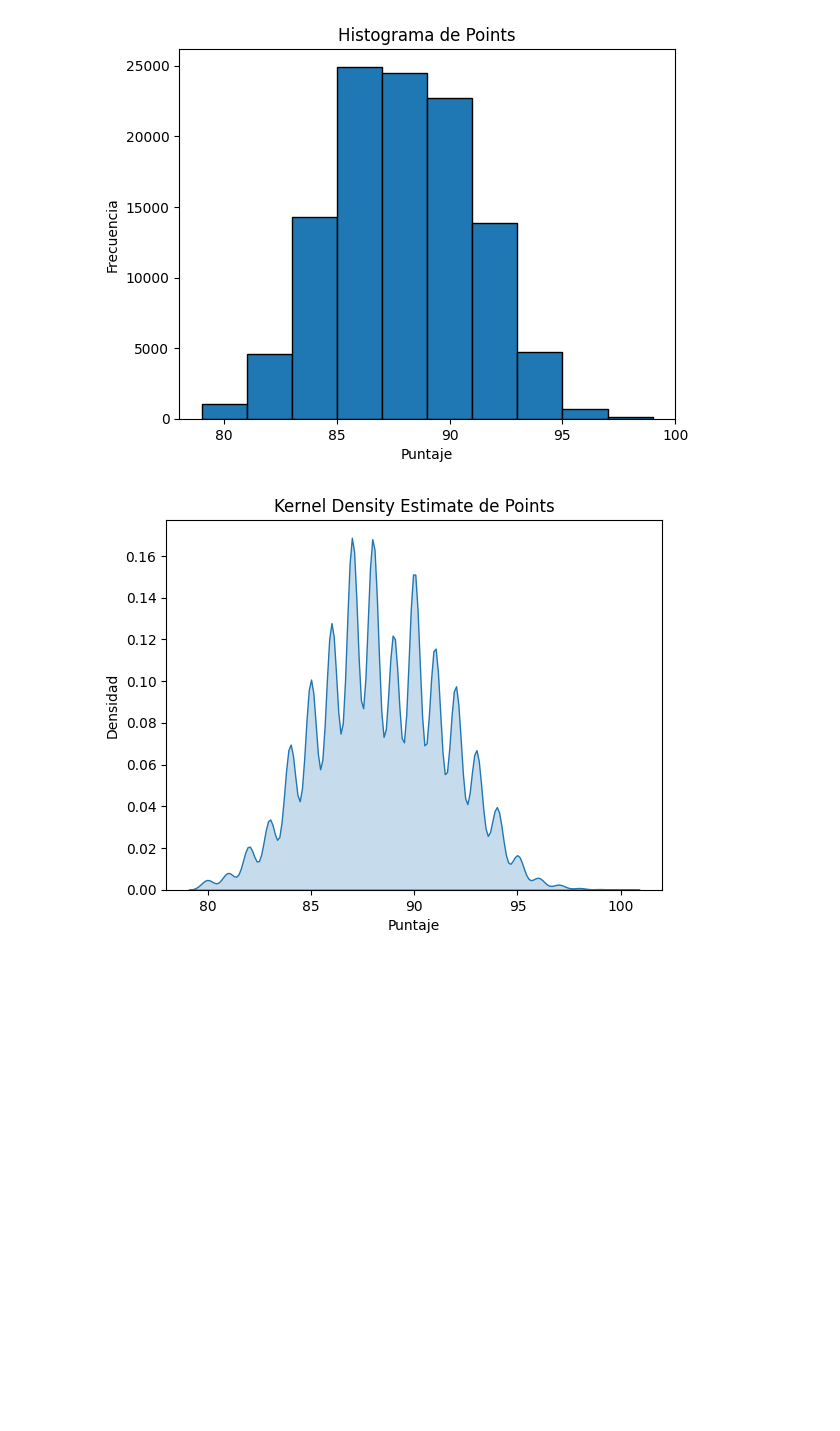
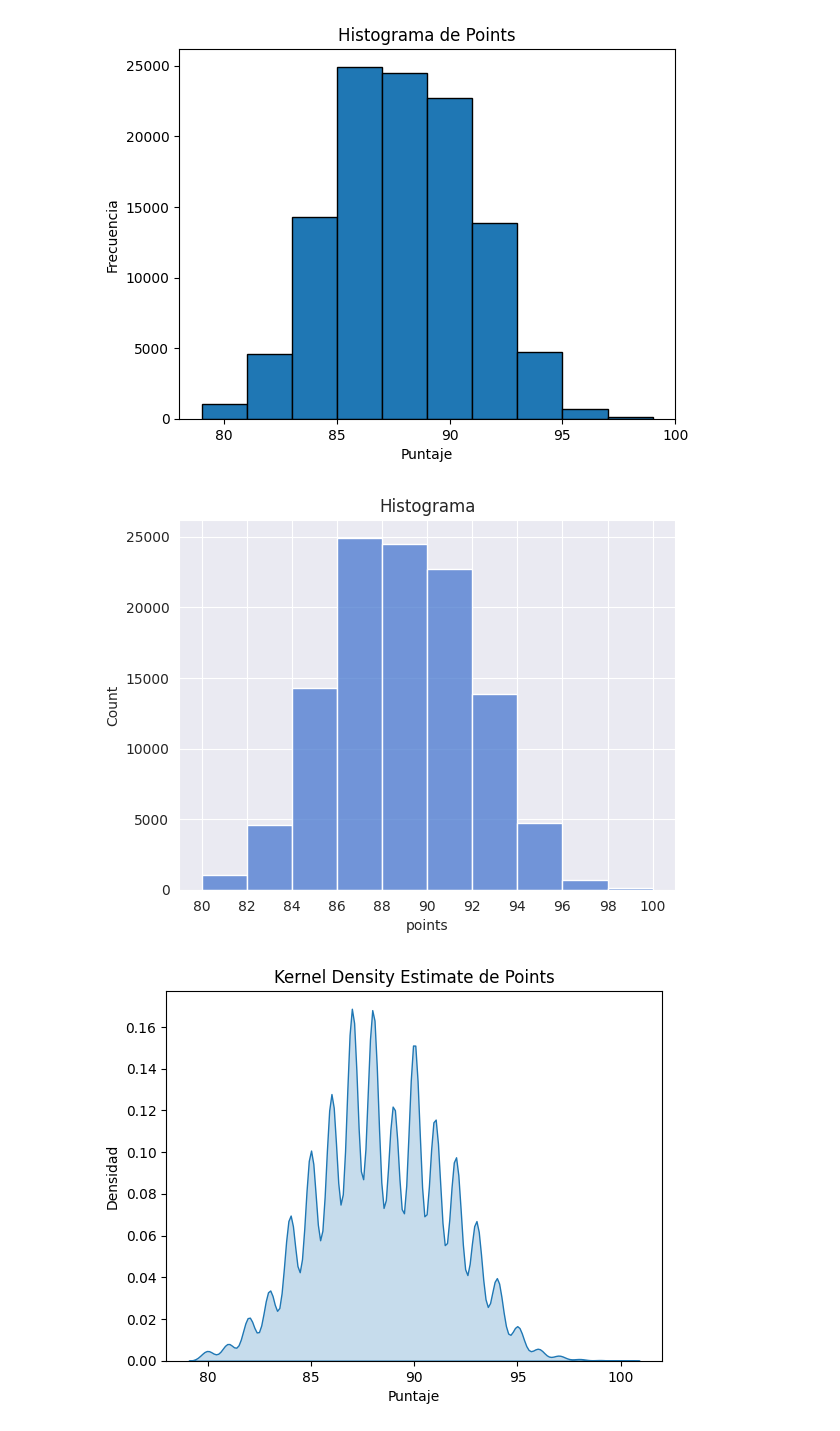
Before and after one commit to GustavMartinez/eda_python, a Jupyter notebook: 002_wine_products/step_2_eda.ipynb, the cells around one changed output. Saved outputs shown, nothing was run; the diff lists cells and outputs as text; code cells hidden in the pictures; blank space fills up the shorter version.

Commit message:
configuracion del histograma

```diff
--- a/002_wine_products/step_2_eda.ipynb
+++ b/002_wine_products/step_2_eda.ipynb
@@ -248,6 +248,22 @@ plt.xticks([80, 85, 90, 95, 100])  # Marcar los bordes de los intervalos
 plt.show()
 # %% [output]
 [figure]
+# %%
+# Seabor initial configuration
+sns.set_style("darkgrid")
+sns.set_palette("muted")
+# %%
+sns.histplot(data=dataset,
+             x='points',
+             binwidth=2,
+             binrange=(80, 100)
+             )
+
+plt.xticks([80,82,84,86,88,90,92,94,96,98,100])
+plt.title("Histograma")
+plt.show()
+# %% [output]
+[figure, added]
 # %%
 # KDE con Seaborn
 sns.kdeplot(data=dataset, x='points', fill=True, bw_adjust=1)
```
